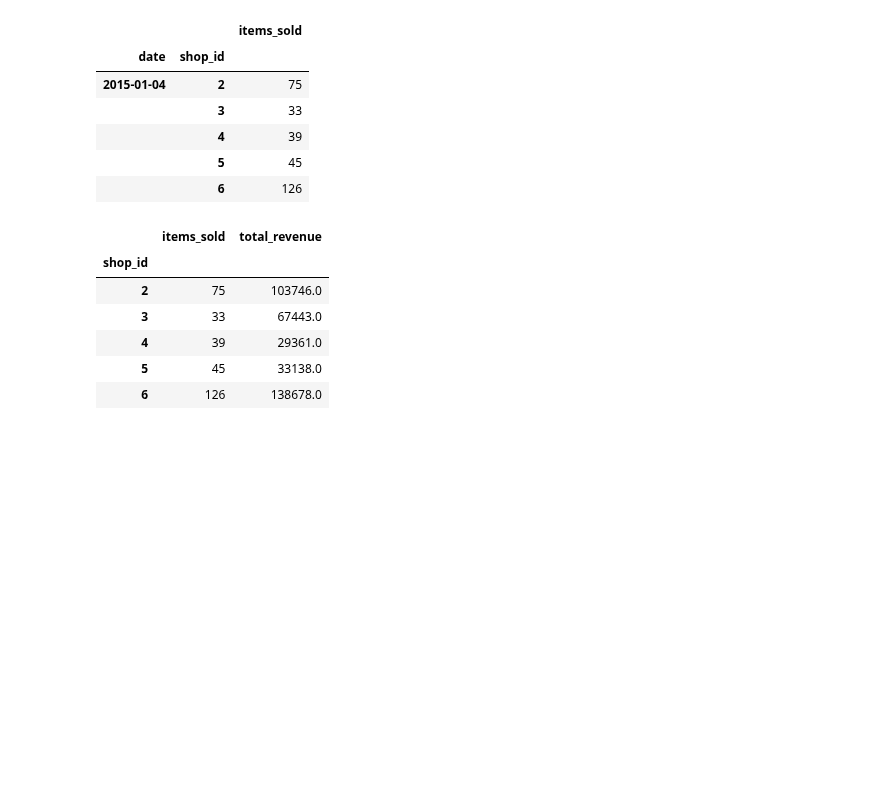
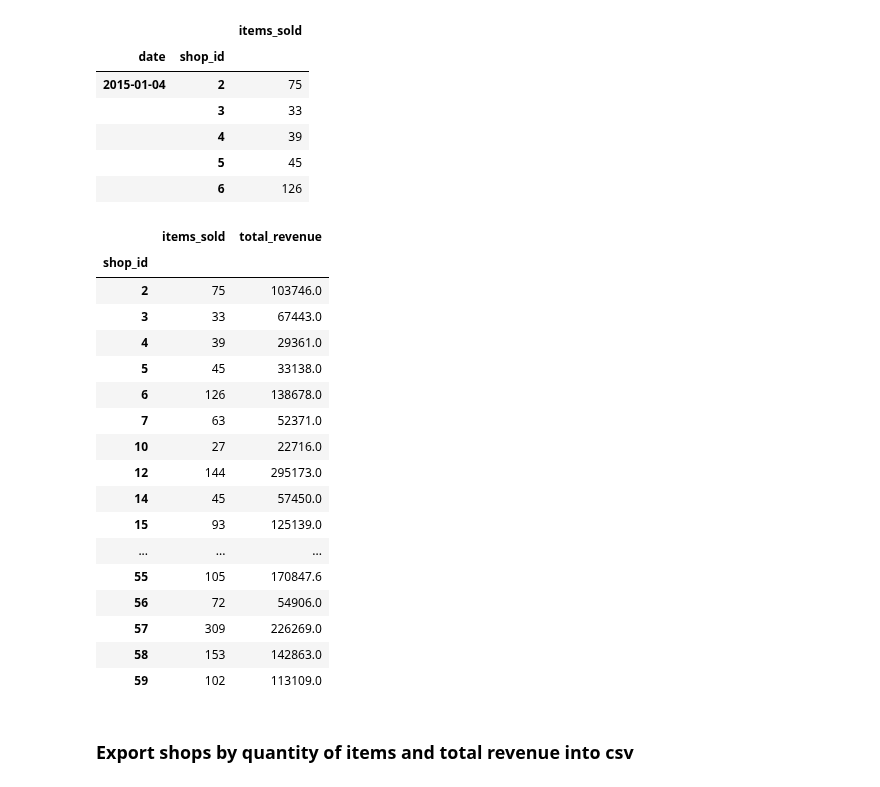
Before and after one commit to ta-data-bcn/lab-df-calculation-and-transformation, a Jupyter notebook: your-code/main.ipynb, the cells around one changed output. Cells and saved outputs as stored; diff of their text form; code cells hidden in the pictures; blank space fills up the shorter version.

```diff
--- a/your-code/main.ipynb
+++ b/your-code/main.ipynb
@@ -308,12 +308,25 @@ items_by_shop.head()
 |  | 6 | 126 |
 # %%
 shops_by_quantity_revenue = pd.merge(items_by_shop, shop_revenue, on='shop_id')
-shops_by_quantity_revenue.head()
+shops_by_quantity_revenue
 # %% [output]
 |  | items_sold | total_revenue |
 | shop_id |  |  |
 | 2 | 75 | 103746.0 |
 | 3 | 33 | 67443.0 |
 | 4 | 39 | 29361.0 |
 | 5 | 45 | 33138.0 |
 | 6 | 126 | 138678.0 |
+| 7 | 63 | 52371.0 |
+| 10 | 27 | 22716.0 |
+| 12 | 144 | 295173.0 |
+| 14 | 45 | 57450.0 |
+| 15 | 93 | 125139.0 |
+| ... | ... | ... |
+| 55 | 105 | 170847.6 |
+| 56 | 72 | 54906.0 |
+| 57 | 309 | 226269.0 |
+| 58 | 153 | 142863.0 |
+| 59 | 102 | 113109.0 |
+# %% [markdown]
+### Export shops by quantity of items and total revenue  into csv
```
Also changed, not shown: 1 other file.
